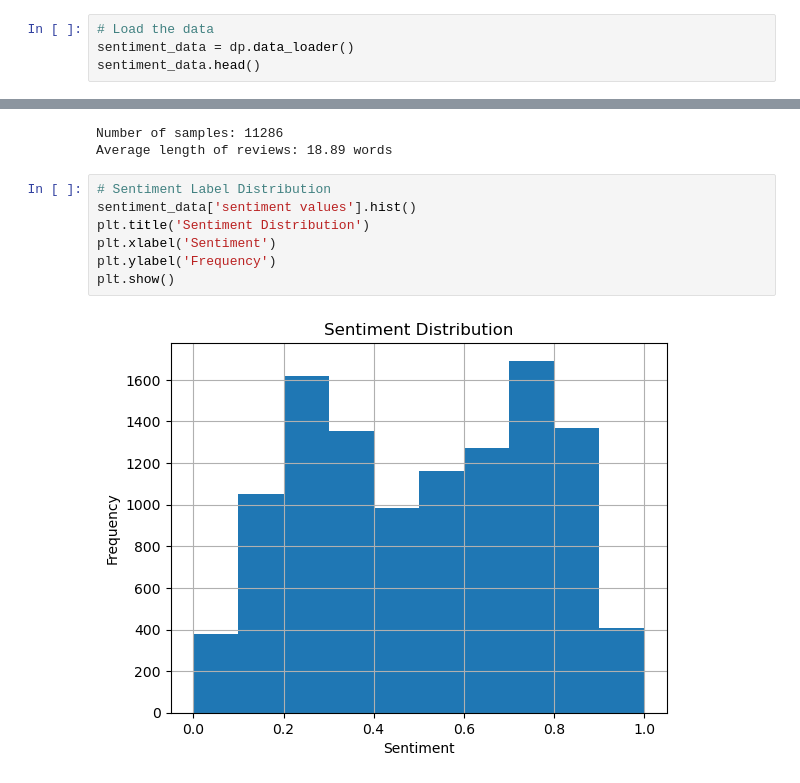
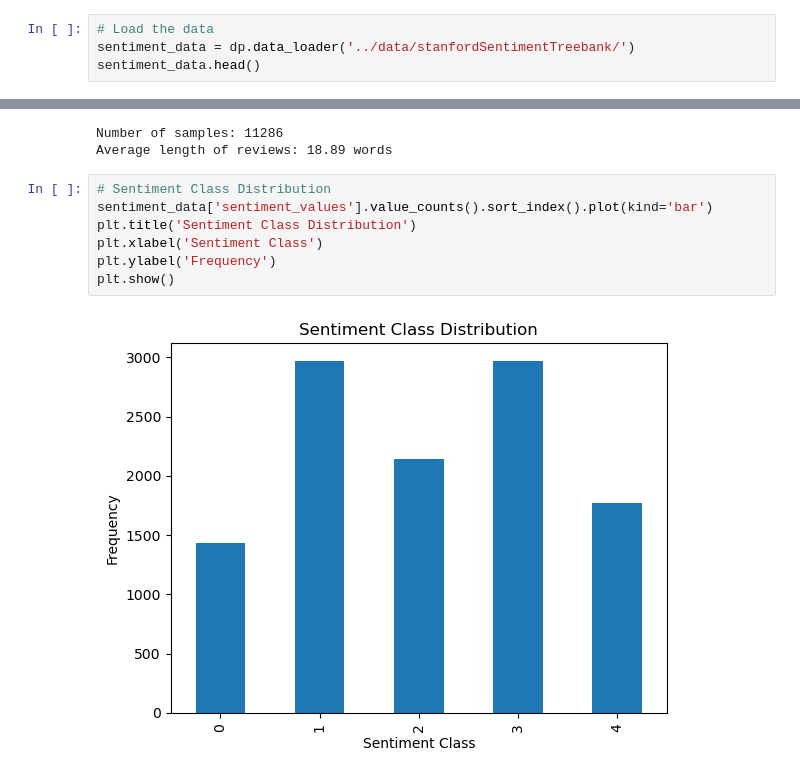
Before and after one commit to DaveS24/RealTime-SentimentAnalyzer, a Jupyter notebook: scripts/data_analysis.ipynb, the cells around one changed output, grey strips where cells are left out. Drawn from its saved outputs; the diff is of its cells as text.

```diff
--- a/scripts/data_analysis.ipynb
+++ b/scripts/data_analysis.ipynb
@@ -8,6 +8,6 @@ from gensim.models import Word2Vec
 from sklearn.manifold import TSNE
 # %%
 # Load the data
-sentiment_data = dp.data_loader()
+sentiment_data = dp.data_loader('../data/stanfordSentimentTreebank/')
 sentiment_data.head()
 # %% [output]
@@ -28,14 +38,14 @@ print(f"Average length of reviews: {round(avg_length, 2)} words")
 Number of samples: 11286
 Average length of reviews: 18.89 words
 # %%
-# Sentiment Label Distribution
-sentiment_data['sentiment values'].hist()
-plt.title('Sentiment Distribution')
-plt.xlabel('Sentiment')
+# Sentiment Class Distribution
+sentiment_data['sentiment_values'].value_counts().sort_index().plot(kind='bar')
+plt.title('Sentiment Class Distribution')
+plt.xlabel('Sentiment Class')
 plt.ylabel('Frequency')
 plt.show()
 # %% [output]
-[figure, old version]
+[figure, new version]
 # %%
 # Word Cloud
 word_freq = Counter()
```
Also changed, not shown: parts of 5 cells of this notebook, 11 other files.
